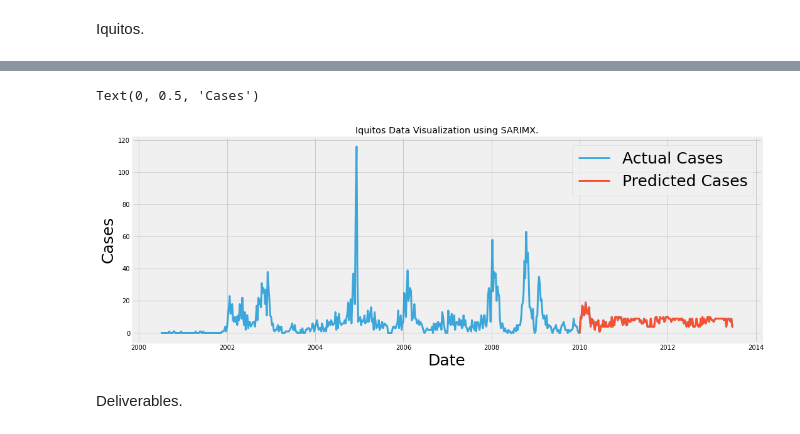
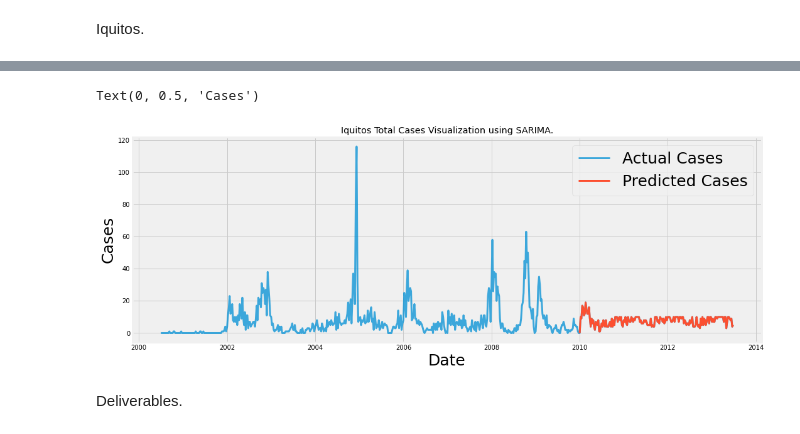
Before and after one commit to Mjcherono/Final_disease_prediction, a Jupyter notebook: final_disease_Spread.ipynb, the cells around one changed output, grey strips where cells are left out. Saved outputs shown, nothing was run; the diff lists cells and outputs as text; code cells hidden in the pictures.

```diff
--- a/final_disease_Spread.ipynb
+++ b/final_disease_Spread.ipynb
@@ -2175,16 +2182,16 @@ Name: total_cases, Length: 182, dtype: int64
 # %%
 #San Juan
 plt.figure(figsize=(16, 6))
 plt.plot(df_iq.index[:676], iq_new['total_cases'], label = 'Actual Cases', linewidth = 3, alpha = .75)
 plt.plot(df_iq.index[494:676], actualsiq_sarimax, label = 'Predicted Cases', linewidth = 3)
 
 plt.legend(fontsize=25)
-plt.title('Iquitos Data Visualization using SARIMX.')
+plt.title('Iquitos Total Cases Visualization using SARIMA.')
 plt.xlabel('Date', fontsize = 25)
 plt.ylabel('Cases', fontsize = 25)
 # %% [output]
 Text(0, 0.5, 'Cases')
-[figure, old version]
+[figure, new version]
 # %% [markdown]
 Deliverables.
 # %%
```
Also changed, not shown: parts of 45 cells of this notebook.
